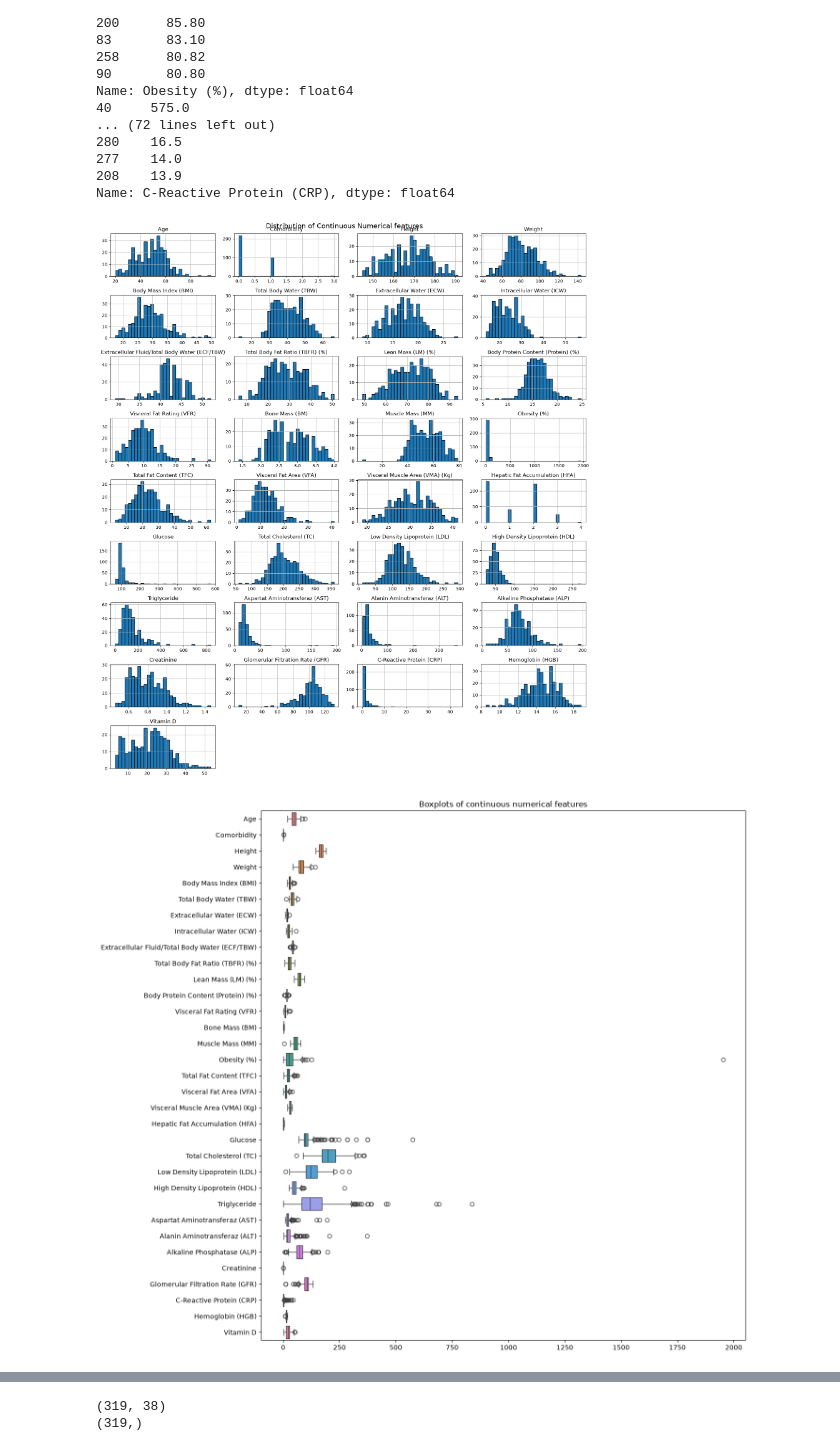
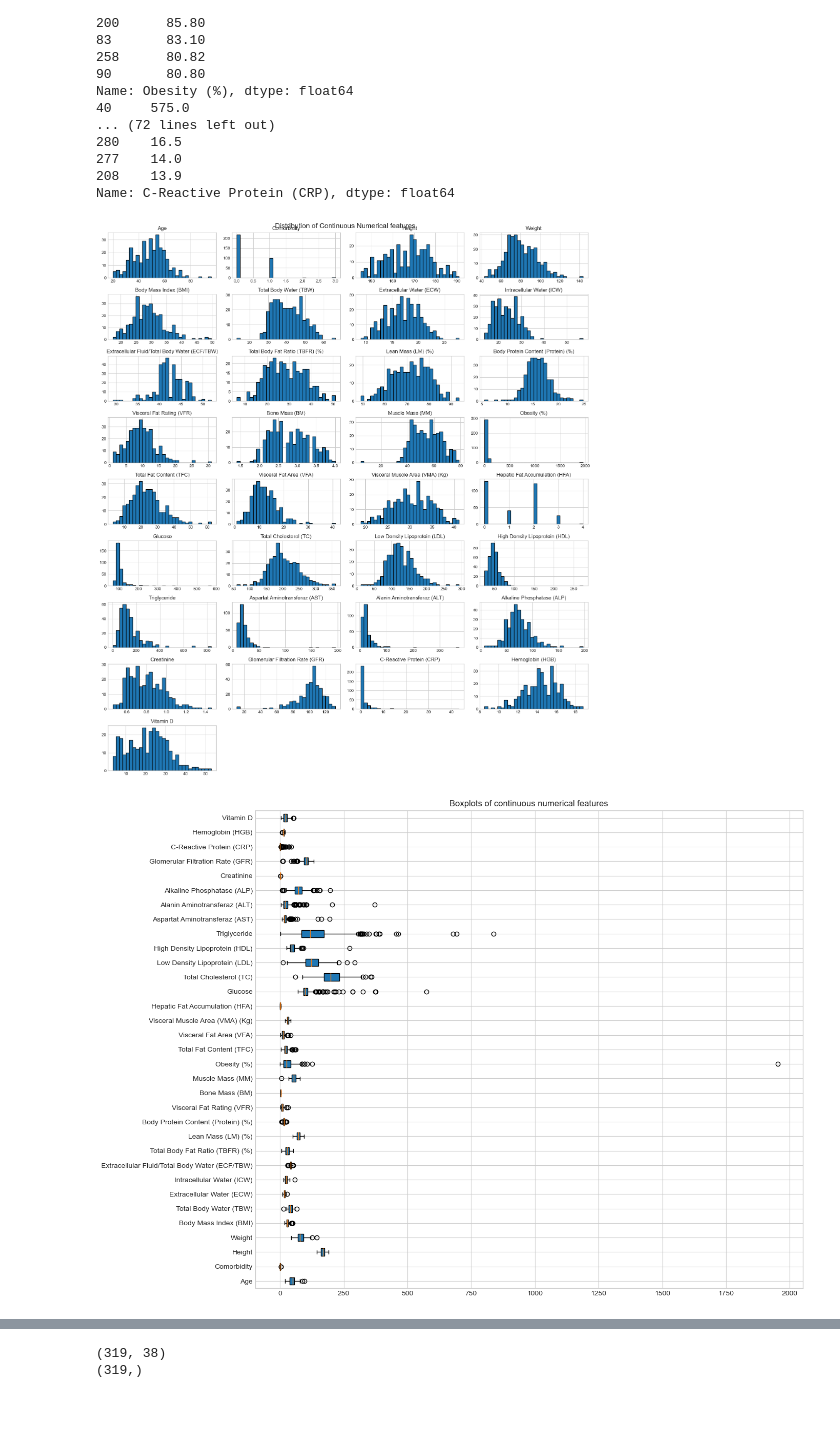
Before and after one commit to nyboo/DAT540, a Jupyter notebook: report.ipynb, the cells around one changed output, grey strips where cells are left out. Cells and saved outputs as stored; diff of their text form; code cells hidden in the pictures; blank space fills up the shorter version.

```diff
--- a/report.ipynb
+++ b/report.ipynb
@@ -154,10 +154,10 @@ Name: Obesity (%), dtype: float64
 208    13.9
 Name: C-Reactive Protein (CRP), dtype: float64
 # %%
-#VISUALIZATION
+#DATA VISUALIZATION: data exploration
 
 import matplotlib.pyplot as plt
-import seaborn as sns
+#import seaborn as sns trenger ikke
 
 numeric_cols = df.select_dtypes(include='number').columns
 #separating the binary value columns and the continuous value columns
@@ -191,41 +191,46 @@ plt.show()
 
 #BOXPLOTS
 
-plt.figure(figsize = (14, 12))
+plt.figure(figsize = (14, 10))
 
-sns.boxplot(data =df[continuous_cols], orient = "h")
+plt.boxplot([df[col] for col in continuous_cols],
+            vert = False,
+            labels = continuous_cols,
+            patch_artist = True
+            )
 
 plt.title("Boxplots of continuous numerical features")
 plt.tight_layout()
 plt.show()
 
 #BAR CHARTS FOR BINARY FEATURES
 
 df[binary_cols].hist(
     figsize = (14,8),
     bins = [-0.5, 0.5, 1.5],
     edgecolor = "black",
     layout = (4, 4)
 )
 
 plt.suptitle("Distribution of binary features", fontsize = 16)
 plt.tight_layout()
 plt.show()
 
 
 #CORRELATION HEATMAP
 
 plt.figure(figsize = (16, 12))
 
-sns.heatmap(
+plt.imshow(
     df[numeric_cols.drop("Gallstone Status", errors = "ignore")].corr(),
     cmap = "coolwarm",
-    center = 0
+    vmin = -1,
+    vmax = 1
 )
 
 plt.title("Correlation between Numerical features")
 plt.tight_layout()
 plt.show()
 # %% [output]
-[figure, old version]
+[figure, new version]
-[figure, old version]
+[figure, new version]
```
Also changed, not shown: parts of 7 cells of this notebook.
